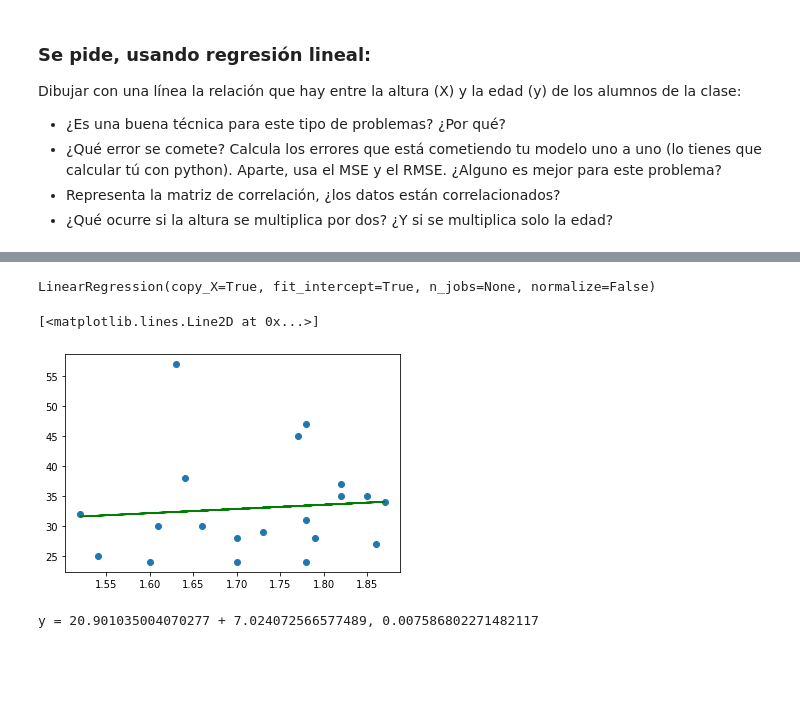
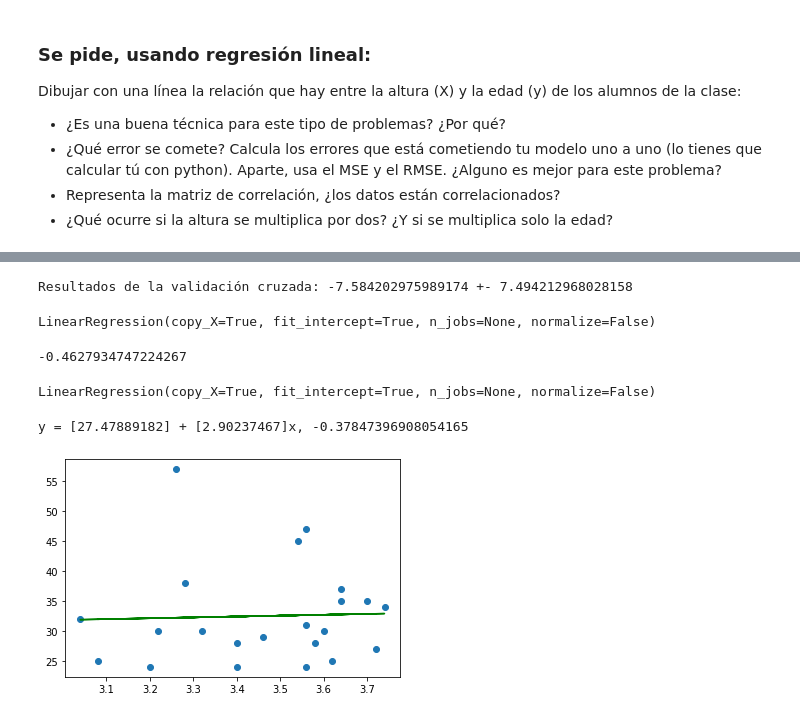
Before and after one commit to JoseKuru/bootcamp, a Jupyter notebook: week8_EDA_project_ML_lr/day5_ml_linear_regression/exercises/height_weight.ipynb, the cells around one changed output, grey strips where cells are left out. Cells and saved outputs as stored; diff of their text form; code cells hidden in the pictures; blank space fills up the shorter version.

```diff
--- a/week8_EDA_project_ML_lr/day5_ml_linear_regression/exercises/height_weight.ipynb
+++ b/week8_EDA_project_ML_lr/day5_ml_linear_regression/exercises/height_weight.ipynb
@@ -8,6 +8,6 @@ Dibujar con una línea la relación que hay entre la altura (X) y la edad (y) de
 - Representa la matriz de correlación, ¿los datos están correlacionados?
 - ¿Qué ocurre si la altura se multiplica por dos? ¿Y si se multiplica solo la edad?
 # %%
-lista_edad_altura = [("Clara Piniella", 30, 1.66),("Daniel Walker", 34, 1.87), ("Leonardo Frazzetto", 31, 1.78),("Xinru Yang", 24, 1.60), ("Jorge Garcia", 28, 1.79), ("Jonathan Suárez", 27, 1.86),("Marina Serrano", 25, 1.54), ("Karina Inche", 30, 1.61), ("Mary Meza", 32, 1.52),("Borja Puig", 37, 1.82), ("Mauro Garcia-Oliva", 45, 1.77), ("José Carlos Batista", 28, 1.70),(“Isabel Palomares”,24,1.78),("Gina Garrido",57,1.63), ("Sonia Cobo", 29, 1.73), ("Miguel Barquero", 35, 1.85),("Nacho Astorga",47,1.78), ("Adrià Gallardo", 24, 1.70), (“Juan Bayon”, 38, 1.64), ("Nacho Fontal", 35, 1.82),("Pablo Martínez", 25, 1.81),("Javier Araiz Miranda", 30, 1.80)]
+lista_alumnos = [("Clara Piniella", 30, 1.66),("Daniel Walker", 34, 1.87), ("Leonardo Frazzetto", 31, 1.78),("Xinru Yang",24, 1.60), ("Jorge Garcia", 28, 1.79), ("Jonathan Suárez", 27, 1.86),("Marina Serrano", 25, 1.54), ("Karina Inche", 30, 1.61), ("Mary Meza", 32, 1.52),("Borja Puig", 37, 1.82), ("Mauro Garcia-Oliva", 45, 1.77), ("José Carlos Batista", 28, 1.70),("Isabel Palomares",24,1.78),("Gina Garrido",57,1.63), ("Sonia Cobo", 29, 1.73), ("Miguel Barquero", 35, 1.85),("Nacho Astorga",47,1.78), ("Adrià Gallardo", 24, 1.70), ("Juan Bayon", 38, 1.64), ("Nacho Fontal", 35, 1.82),("Pablo Martínez", 25, 1.81),("Javier Araiz Miranda", 30, 1.80)]
 # %%
 import numpy as np
@@ -24,18 +31,32 @@ plt.scatter(x=lista_alturas, y=lista_edades)
 # %%
 lm = LinearRegression()
 # %%
+lista_edades = lista_edades.reshape(-1, 1)
 lista_alturas = lista_alturas.reshape(-1, 1)
+# %%
+X_train, X_test, y_train, y_test = train_test_split(lista_alturas, lista_edades, test_size=0.2, random_state=seed)
+# %%
+kf = KFold(n_splits=5, shuffle=True, random_state=seed)
+array_cv = cross_val_score(lm, X_train, y_train, cv=kf, scoring='r2', n_jobs=-1)
+print(f'Resultados de la validación cruzada: {array_cv.mean()} +- {array_cv.std()}')
+# %% [output]
+Resultados de la validación cruzada: -7.584202975989174 +- 7.494212968028158
+# %%
+lm.fit(X_train, y_train)
+# %% [output]
+LinearRegression(copy_X=True, fit_intercept=True, n_jobs=None, normalize=False)
+# %%
+lm.score(X_test, y_test)
+# %% [output]
+-0.4627934747224267
 # %%
 lm.fit(X=lista_alturas, y=lista_edades)
 # %% [output]
 LinearRegression(copy_X=True, fit_intercept=True, n_jobs=None, normalize=False)
 # %%
-plt.scatter(x=lista_alturas, y=lista_edades)
-plt.plot(lista_alturas, lm.predict(lista_alturas), c='green')
+plt.scatter(x=lista_alturas * 2, y=lista_edades)
+plt.plot(lista_alturas * 2, lm.predict(lista_alturas), c='green')
+print(f'y = {lm.intercept_} + {lm.coef_[0]}x, {lm.score(lista_alturas * 2, lista_edades)}')
 # %% [output]
-[<matplotlib.lines.Line2D at 0x...>]
+y = [27.47889182] + [2.90237467]x, -0.37847396908054165
-[figure, old version]
+[figure, new version]
-# %%
-print(f'y = {lm.intercept_} + {lm.coef_[0]}, {lm.score(lista_alturas, lista_edades)}')
-# %% [output]
-y = 20.901035004070277 + 7.024072566577489, 0.007586802271482117
```
Also changed, not shown: parts of 21 cells of this notebook, 2 other files.
